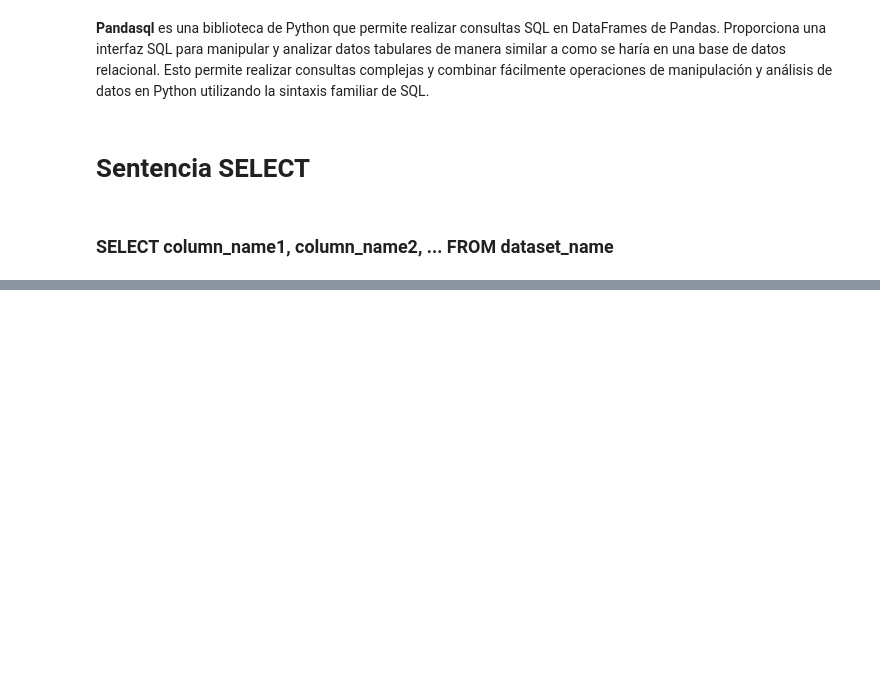
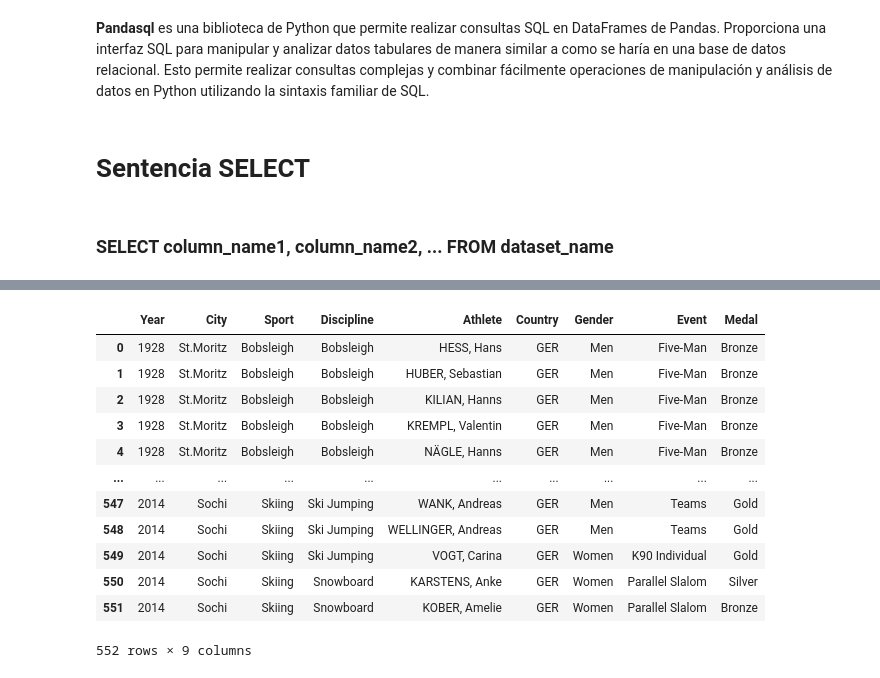
Before and after one commit to egoitzaulestia/curso_IA, a Jupyter notebook: df_SQL.ipynb, the cells around one changed output, grey strips where cells are left out. Cells and saved outputs as stored; diff of their text form; code cells hidden in the pictures; blank space fills up the shorter version.

```diff
--- a/df_SQL.ipynb
+++ b/df_SQL.ipynb
@@ -210,0 +547,17 @@ pyspldf(query).head()
+# %%
+query = """SELECT * FROM df_invierno WHERE Country IN ("GER", "ITA")"""
+pysqldf(query)
+# %% [output]
+|  | Year | City | Sport | Discipline | Athlete | Country | Gender | Event | Medal |
+| 0 | 1928 | St.Moritz | Bobsleigh | Bobsleigh | HESS, Hans | GER | Men | Five-Man | Bronze |
+| 1 | 1928 | St.Moritz | Bobsleigh | Bobsleigh | HUBER, Sebastian | GER | Men | Five-Man | Bronze |
+| 2 | 1928 | St.Moritz | Bobsleigh | Bobsleigh | KILIAN, Hanns | GER | Men | Five-Man | Bronze |
+| 3 | 1928 | St.Moritz | Bobsleigh | Bobsleigh | KREMPL, Valentin | GER | Men | Five-Man | Bronze |
+| 4 | 1928 | St.Moritz | Bobsleigh | Bobsleigh | NÄGLE, Hanns | GER | Men | Five-Man | Bronze |
+| ... | ... | ... | ... | ... | ... | ... | ... | ... | ... |
+| 547 | 2014 | Sochi | Skiing | Ski Jumping | WANK, Andreas | GER | Men | Teams | Gold |
+| 548 | 2014 | Sochi | Skiing | Ski Jumping | WELLINGER, Andreas | GER | Men | Teams | Gold |
+| 549 | 2014 | Sochi | Skiing | Ski Jumping | VOGT, Carina | GER | Women | K90 Individual | Gold |
+| 550 | 2014 | Sochi | Skiing | Snowboard | KARSTENS, Anke | GER | Women | Parallel Slalom | Silver |
+| 551 | 2014 | Sochi | Skiing | Snowboard | KOBER, Amelie | GER | Women | Parallel Slalom | Bronze |
+552 rows × 9 columns
```
Also changed, not shown: parts of 95 cells of this notebook.
